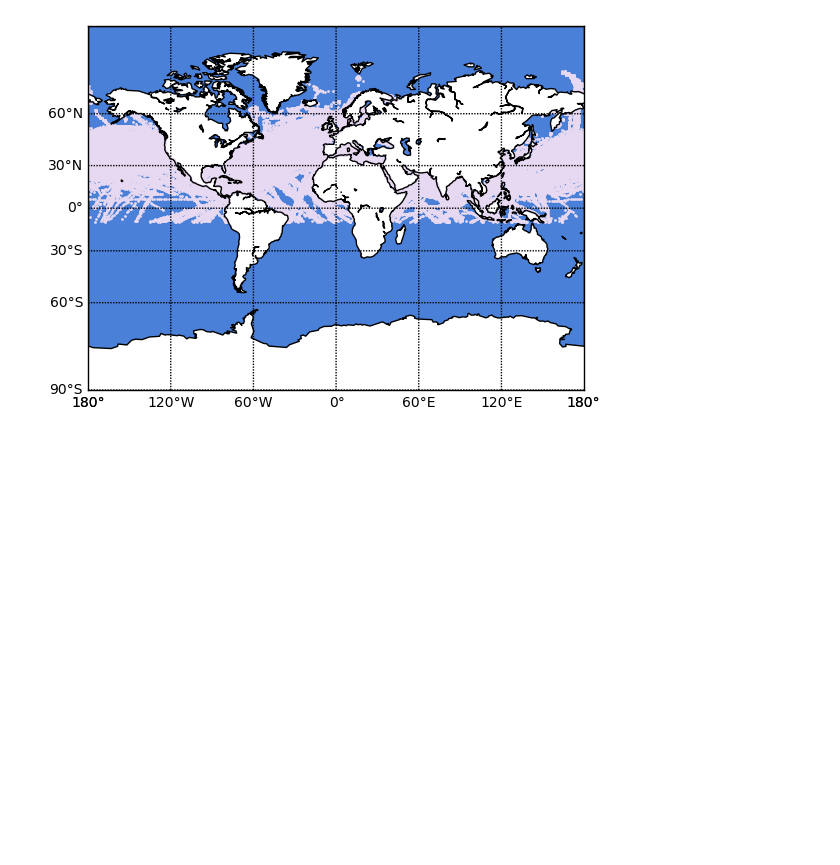
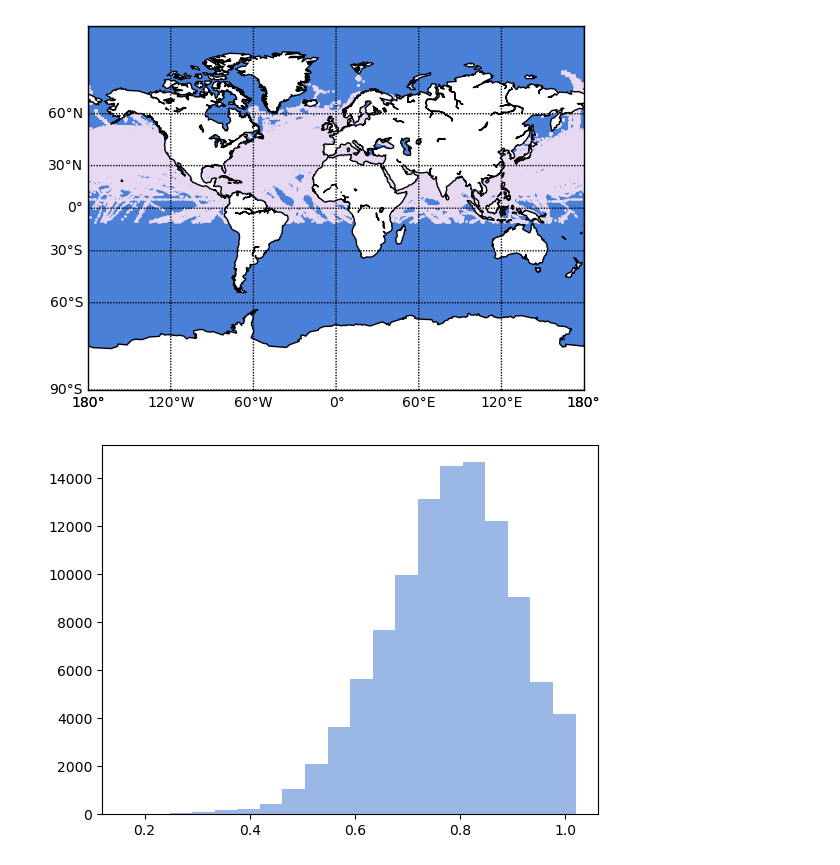
Before and after one commit to svet111/sirius_climate_2024, a Jupyter notebook: draw_plots.ipynb, the cells around one changed output. Saved outputs shown, nothing was run; the diff lists cells and outputs as text; code cells hidden in the pictures; blank space fills up the shorter version.

```diff
--- a/draw_plots.ipynb
+++ b/draw_plots.ipynb
@@ -124,0 +137,11 @@ draw(filtered["lat"], filtered["lon"])
+# %%
+def draw_distribution(x, filename=""):
+    plt.hist(x,20, facecolor=BLUE, alpha=0.5)
+    if not filename:
+        plt.show()
+    else:
+        plt.savefig(filename, dpi=300)
+# %%
+draw_distribution(filtered["rh"], "jun_2017_distribution.png")
+# %% [output]
+[figure, added]
```
Also changed, not shown: parts of 5 cells of this notebook.
